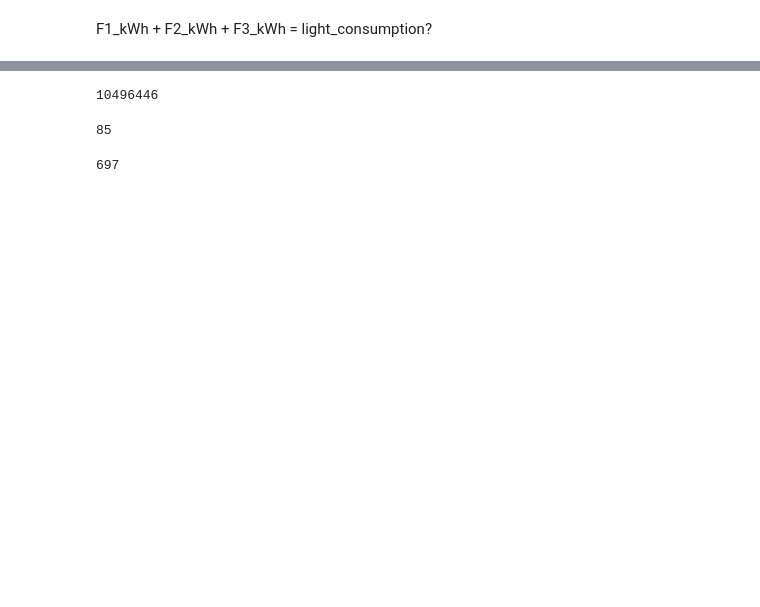
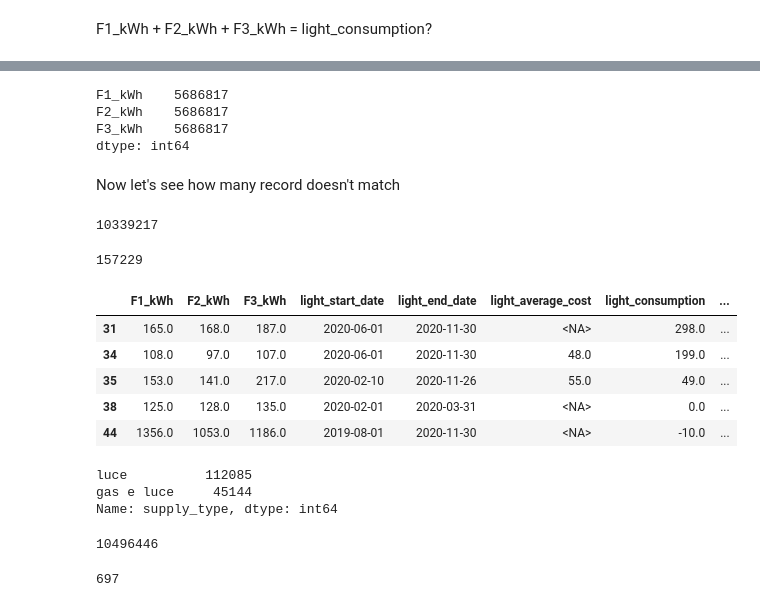
Before and after one commit to Il-Pela/BDMG-Project, a Jupyter notebook: Pelacani.ipynb, the cells around one changed output, grey strips where cells are left out. Saved outputs shown, nothing was run; the diff lists cells and outputs as text; code cells hidden in the pictures; blank space fills up the shorter version.

```diff
--- a/Pelacani.ipynb
+++ b/Pelacani.ipynb
@@ -428,3 +453,5 @@ base[['F1_kWh', 'F2_kWh', 'F3_kWh', 'light_start_date', 'light_end_date', 'light
+# %%
+light_related = ['F1_kWh', 'F2_kWh', 'F3_kWh', 'light_start_date', 'light_end_date', 'light_average_cost', 'light_consumption', 'light_offer_type', 'light_offer', 'light_amount', 'average_unit_light_cost', 'average_light_bill_cost', 'light_system_charges', 'light_transport_cost', 'light_material_cost', 'bill_type', 'supply_type']
 # %% [markdown]
 F1_kWh + F2_kWh + F3_kWh = light_consumption?
 # %%
@@ -433,0 +472,7 @@ base[(base['light_consumption'] == (base['F1_kWh'] + base['F2_kWh'] + base['F3_k
+# %%
+(base[base['light_consumption'].isna()][['F1_kWh', 'F2_kWh', 'F3_kWh']] == 0).sum().compute()
+# %% [output]
+F1_kWh    5686817
+F2_kWh    5686817
+F3_kWh    5686817
+dtype: int64
@@ -434,3 +481,28 @@ base[(base['light_consumption'] == (base['F1_kWh'] + base['F2_kWh'] + base['F3_k
+# %% [markdown]
+Now let's see how many record doesn't match
+# %%
+base[(base['light_consumption'] == (base['F1_kWh'] + base['F2_kWh'] + base['F3_kWh']))].shape[0].compute()
+# %% [output]
+10339217
+# %%
+base[(base['light_consumption'] != (base['F1_kWh'] + base['F2_kWh'] + base['F3_kWh']))].shape[0].compute()
+# %% [output]
+157229
+# %%
+base[(base['light_consumption'] != (base['F1_kWh'] + base['F2_kWh'] + base['F3_kWh']))][light_related + ['city']].head()
+# %% [output]
+|  | F1_kWh | F2_kWh | F3_kWh | light_start_date | light_end_date | light_average_cost | light_consumption | ... |
+| 31 | 165.0 | 168.0 | 187.0 | 2020-06-01 | 2020-11-30 | <NA> | 298.0 | ... |
+| 34 | 108.0 | 97.0 | 107.0 | 2020-06-01 | 2020-11-30 | 48.0 | 199.0 | ... |
+| 35 | 153.0 | 141.0 | 217.0 | 2020-02-10 | 2020-11-26 | 55.0 | 49.0 | ... |
+| 38 | 125.0 | 128.0 | 135.0 | 2020-02-01 | 2020-03-31 | <NA> | 0.0 | ... |
+| 44 | 1356.0 | 1053.0 | 1186.0 | 2019-08-01 | 2020-11-30 | <NA> | -10.0 | ... |
+# %%
+base[(base['light_consumption'] != (base['F1_kWh'] + base['F2_kWh'] + base['F3_kWh']))]['supply_type'].value_counts().compute()
+# %% [output]
+luce          112085
+gas e luce     45144
+Name: supply_type, dtype: int64
 # %%
 F_kWh = base[['F1_kWh', 'F2_kWh', 'F3_kWh']]
 F_kWh = F_kWh.persist()
@@ -439,11 +511,6 @@ F_kWh = F_kWh.persist()
 F_kWh[~F_kWh.isna().any(axis=1)].shape[0].compute()
 # %% [output]
 10496446
-# %%
-# row with all values null
-F_kWh[F_kWh.isna().all(axis=1)].shape[0].compute()
-# %% [output]
-85
 # %%
 # rows with at least 1 value null
 F_kWh[F_kWh.isna().any(axis=1)].shape[0].compute()
```
Also changed, not shown: parts of 50 cells of this notebook.
